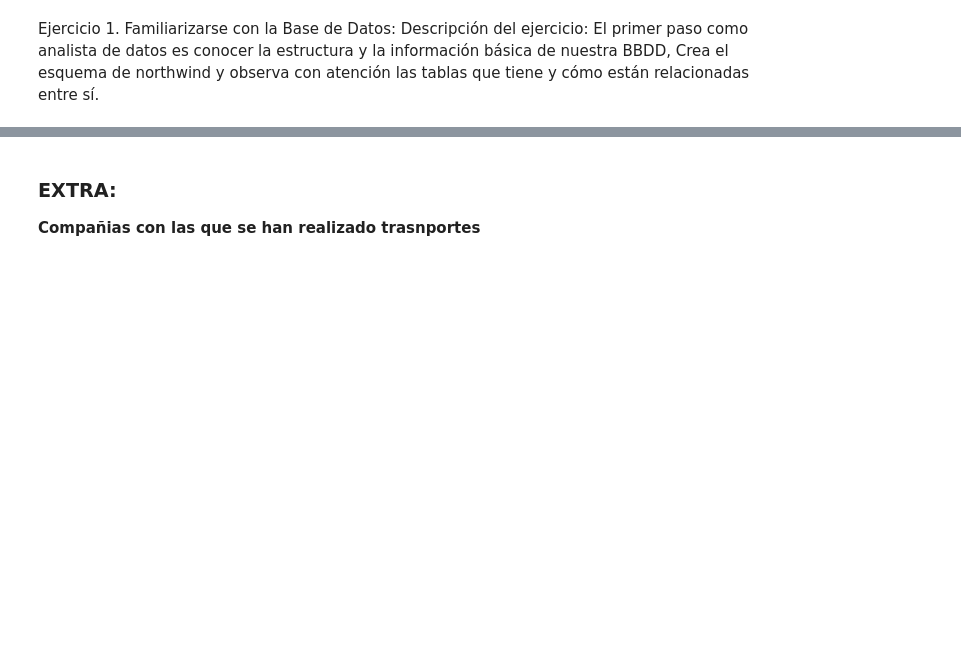
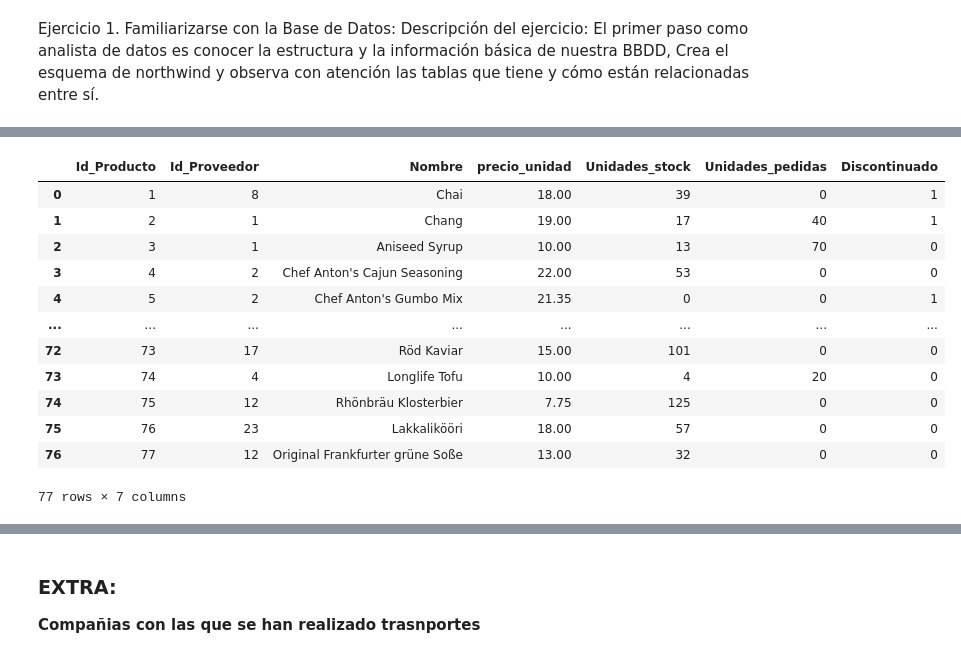
Before and after one commit to davidsequeiro/Ejercicios-DavidSequeiro, a Jupyter notebook: Python/Test_PythonSql.ipynb, the cells around one changed output, grey strips where cells are left out. Saved outputs shown, nothing was run; the diff lists cells and outputs as text; code cells hidden in the pictures; blank space fills up the shorter version.

```diff
--- a/Python/Test_PythonSql.ipynb
+++ b/Python/Test_PythonSql.ipynb
@@ -285,0 +66,32 @@ display(tabla)
+# %%
+sql_query = '''
+SELECT "product_id" as "Id_Producto",
+		"supplier_id" as "Id_Proveedor",
+		"product_name" as "Nombre",
+		"unit_price" as "precio_unidad",
+		"units_in_stock" as "Unidades_stock",
+		"units_on_order" as "Unidades_pedidas",
+  discontinued as "Discontinuado"
+FROM products
+'''
+cursor = conn.cursor()
+cursor.execute(sql_query)
+rows = cursor.fetchall()
+productos = pd.DataFrame(rows)
+colnames = [desc[0] for desc in cursor.description]
+productos = productos.set_axis(colnames, axis = 1)
+productos
+# %% [output]
+|  | Id_Producto | Id_Proveedor | Nombre | precio_unidad | Unidades_stock | Unidades_pedidas | Discontinuado |
+| 0 | 1 | 8 | Chai | 18.00 | 39 | 0 | 1 |
+| 1 | 2 | 1 | Chang | 19.00 | 17 | 40 | 1 |
+| 2 | 3 | 1 | Aniseed Syrup | 10.00 | 13 | 70 | 0 |
+| 3 | 4 | 2 | Chef Anton's Cajun Seasoning | 22.00 | 53 | 0 | 0 |
+| 4 | 5 | 2 | Chef Anton's Gumbo Mix | 21.35 | 0 | 0 | 1 |
+| ... | ... | ... | ... | ... | ... | ... | ... |
+| 72 | 73 | 17 | Röd Kaviar | 15.00 | 101 | 0 | 0 |
+| 73 | 74 | 4 | Longlife Tofu | 10.00 | 4 | 20 | 0 |
+| 74 | 75 | 12 | Rhönbräu Klosterbier | 7.75 | 125 | 0 | 0 |
+| 75 | 76 | 23 | Lakkalikööri | 18.00 | 57 | 0 | 0 |
+| 76 | 77 | 12 | Original Frankfurter grüne Soße | 13.00 | 32 | 0 | 0 |
+77 rows × 7 columns
```
Also changed, not shown: parts of 120 cells of this notebook.
